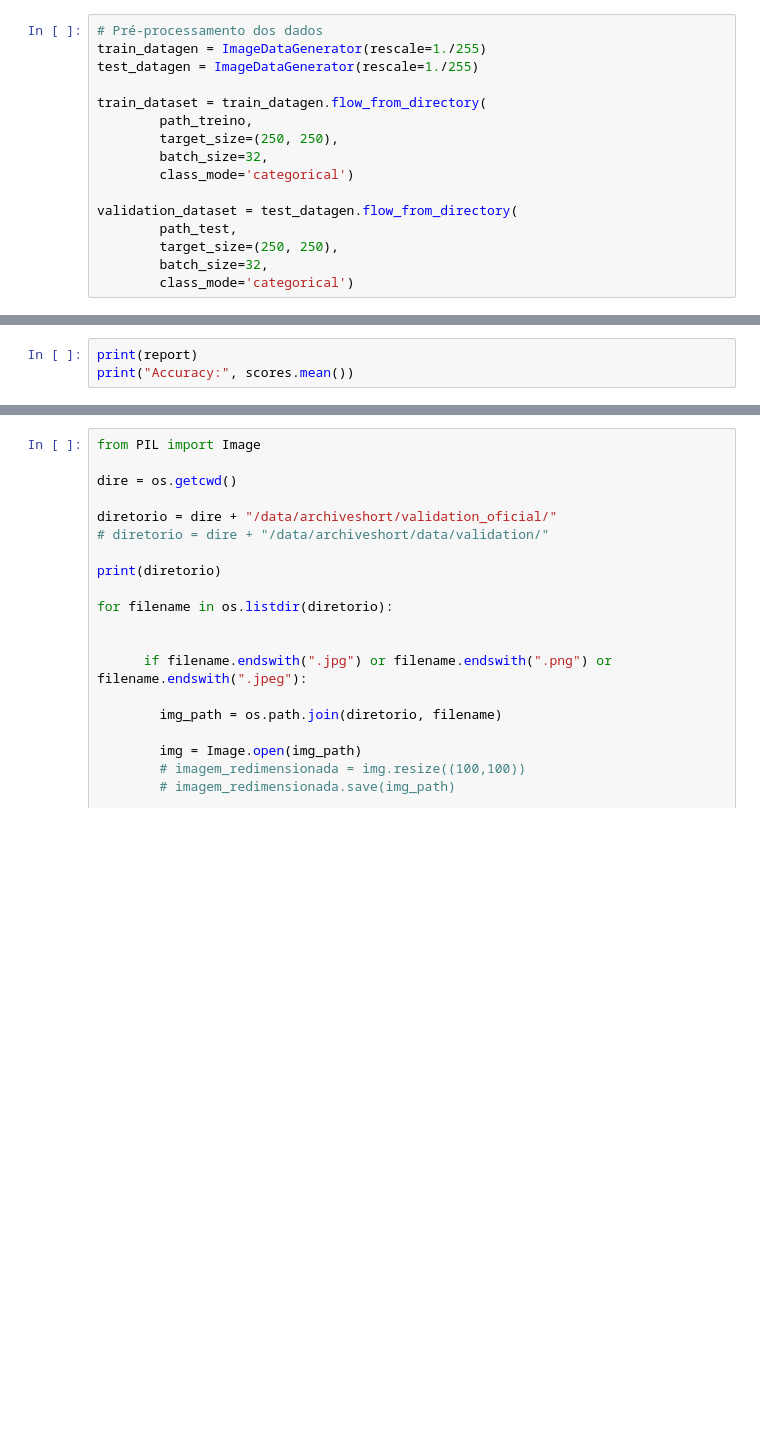
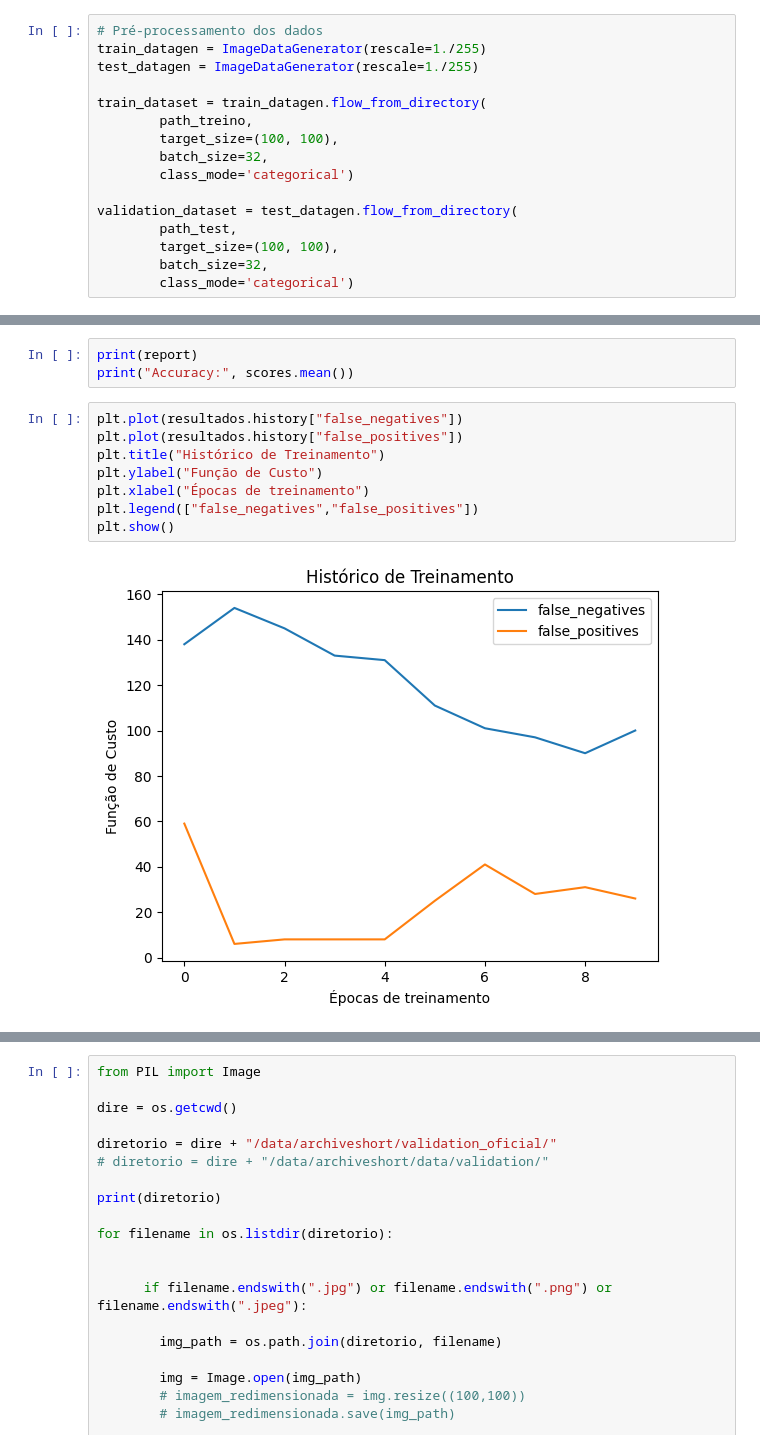
Before and after one commit to LucasVinicius314/dishcover, a Jupyter notebook: ia/rede_neural_class_CPU.ipynb, the cells around one changed output, grey strips where cells are left out. Saved outputs shown, nothing was run; the diff lists cells and outputs as text; blank space fills up the shorter version.

```diff
--- a/ia/rede_neural_class_CPU.ipynb
+++ b/ia/rede_neural_class_CPU.ipynb
@@ -34,13 +34,13 @@ test_datagen = ImageDataGenerator(rescale=1./255)
 
 train_dataset = train_datagen.flow_from_directory(
         path_treino,
-        target_size=(250, 250),
+        target_size=(100, 100),
         batch_size=32,
         class_mode='categorical')
 
 validation_dataset = test_datagen.flow_from_directory(
         path_test,
-        target_size=(250, 250),
+        target_size=(100, 100),
         batch_size=32,
         class_mode='categorical')
 # %% [output]
@@ -140,3 +160,13 @@ report = classification_report(y_train, predictions)
 # %%
 print(report)
 print("Accuracy:", scores.mean())
+# %%
+plt.plot(resultados.history["false_negatives"])
+plt.plot(resultados.history["false_positives"])
+plt.title("Histórico de Treinamento")
+plt.ylabel("Função de Custo")
+plt.xlabel("Épocas de treinamento")
+plt.legend(["false_negatives","false_positives"])
+plt.show()
+# %% [output]
+[figure, added]
```
Also changed, not shown: parts of 5 cells of this notebook, 7 other files.
